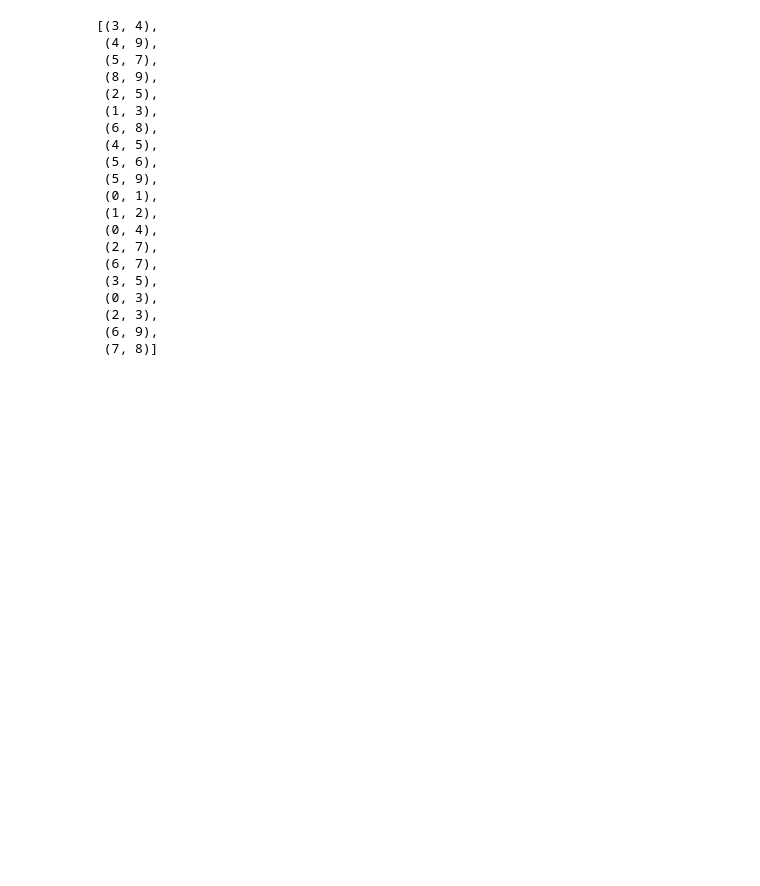
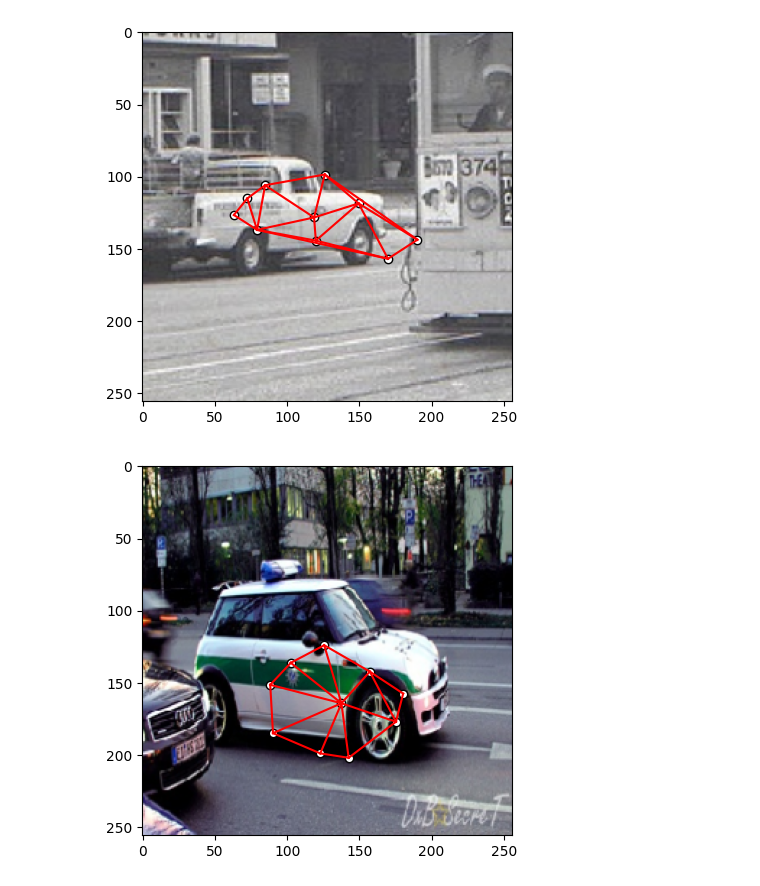
Before and after one commit to Alfonso647/TAB, a Jupyter notebook: parte2_sucio.ipynb, the cells around one changed output. Cells and saved outputs as stored; diff of their text form; code cells hidden in the pictures; blank space fills up the shorter version.

```diff
--- a/parte2_sucio.ipynb
+++ b/parte2_sucio.ipynb
@@ -76,33 +147,35 @@ def delaunay_graph(kpts):
         edges.add(tuple(sorted((cat1, cat3))))
 
     return list(edges)
-
-
-imgs , kpts = cargar_imagenes('Duck')
-delaunay_graph(kpts[0])
-# %% [output]
-[(3, 4),
- (4, 9),
- (5, 7),
- (8, 9),
- (2, 5),
- (1, 3),
- (6, 8),
- (4, 5),
- (5, 6),
- (5, 9),
- (0, 1),
- (1, 2),
- (0, 4),
- (2, 7),
- (6, 7),
- (3, 5),
- (0, 3),
- (2, 3),
- (6, 9),
- (7, 8)]
 # %%
 def knn_graph(kpts, k):
     """Constructs a k-NN graph from keypoints."""
     # Implement k-NN graph construction
     return list(edges)
+# %%
+import numpy as np
+import matplotlib.pyplot as plt
+from scipy.spatial import Delaunay
+def plot_image_with_graph(img, kpt, edges):
+    """
+    Function to visualize an image with keypoints and graph edges
+
+    Parameters:
+    - img: Input image
+    - kpt: Keypoints (2, N) array
+    - edges: List of (i, j) tuples representing graph edges
+    """
+    plt.imshow(img)
+    plt.scatter(kpt[0], kpt[1], c='w', edgecolors='k')
+
+    for i, j in edges:
+        plt.plot([kpt[0, i], kpt[0, j]], [kpt[1, i], kpt[1, j]], 'r-')
+    plt.show()
+
+img , kpt = cargar_imagenes('Car')
+for i in range(len(img)):
+    edges = delaunay_graph(kpt[i])
+    plot_image_with_graph(img[i],kpt[i],edges)
+# %% [output]
+[figure, added]
+[figure, added]
```
Also changed, not shown: parts of 3 cells of this notebook.
